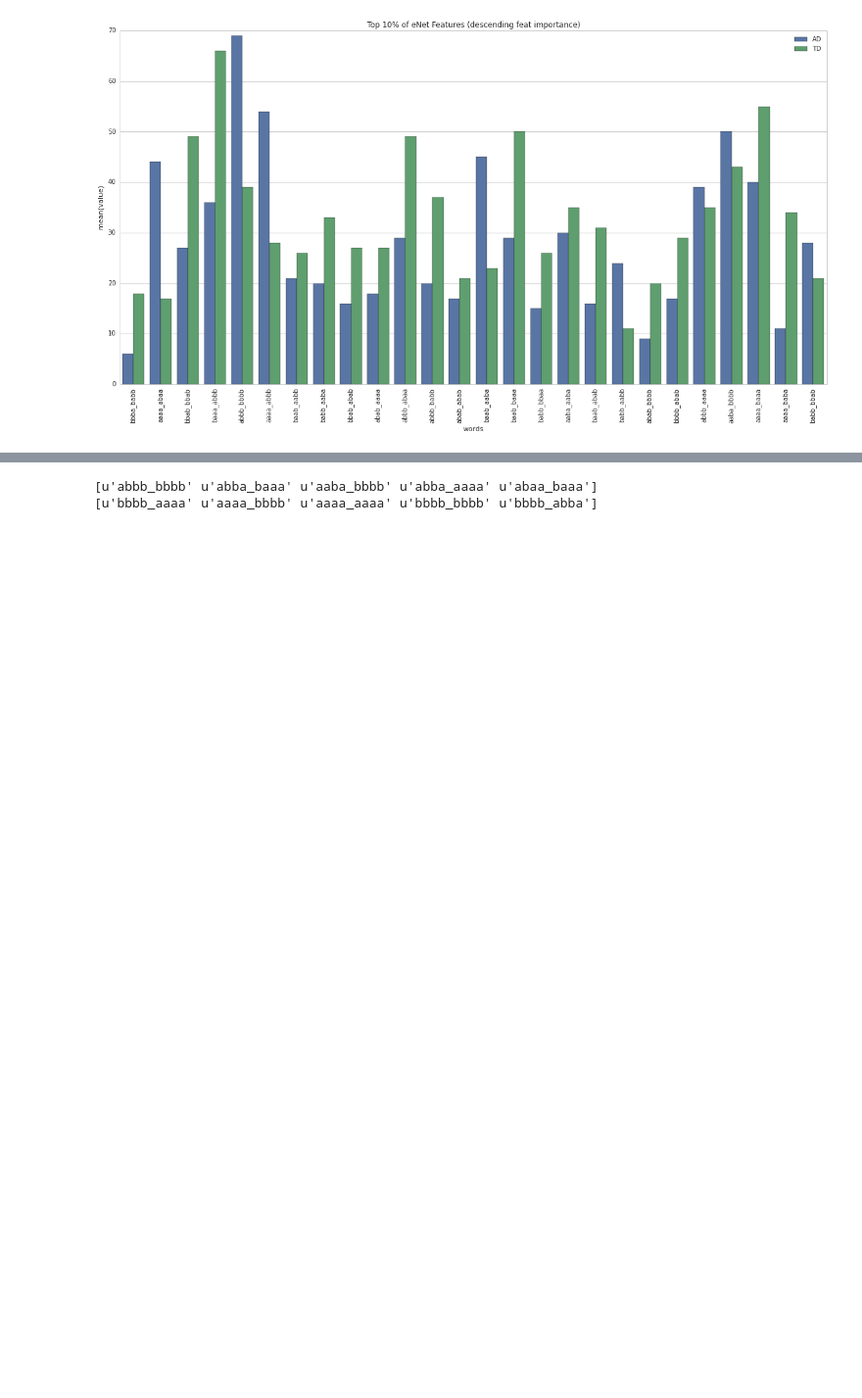
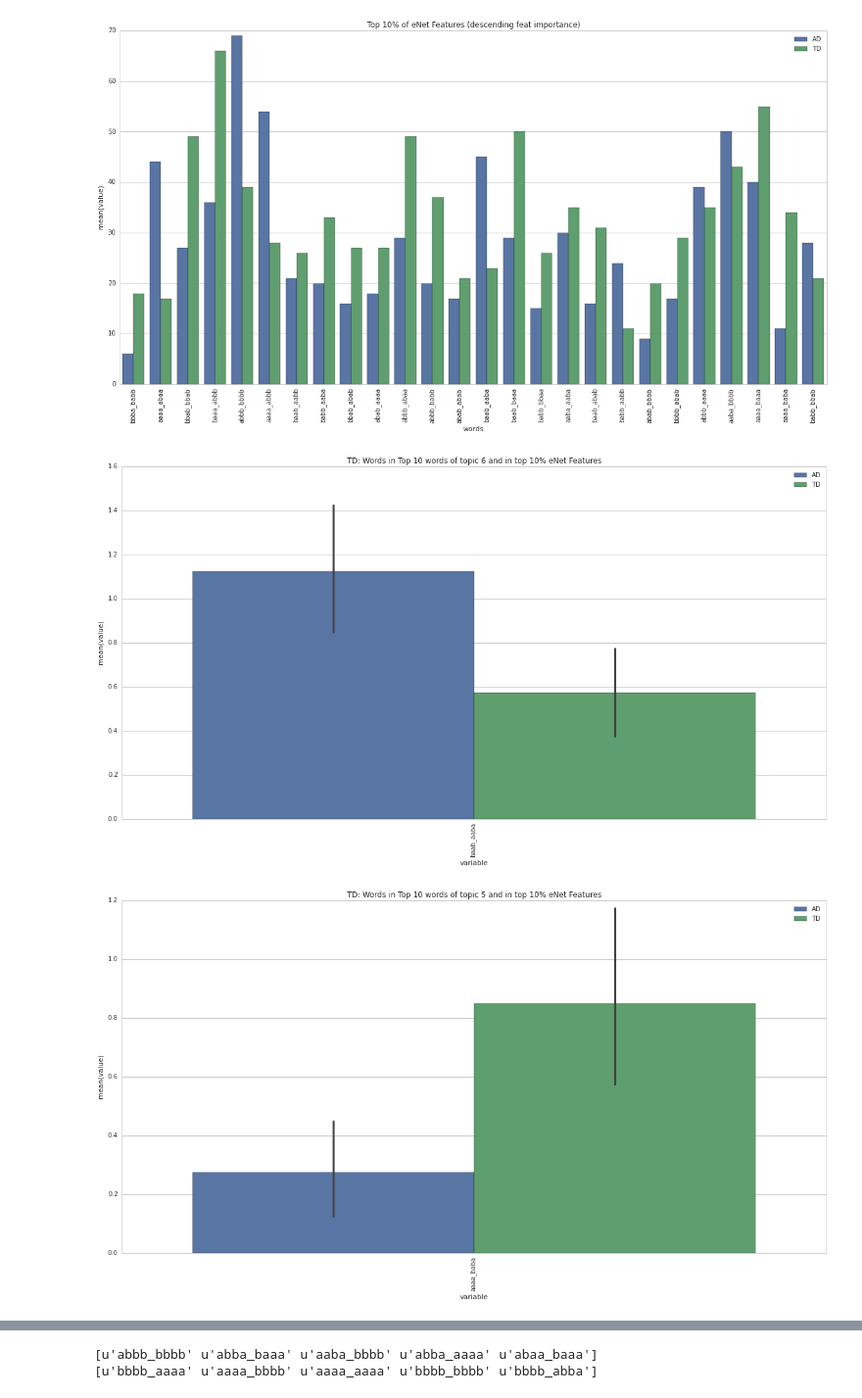
Before and after one commit to boomsbloom/media-nlp, a Jupyter notebook: topic_models.ipynb, the cells around one changed output, grey strips where cells are left out. Shown at 98% size. Drawn from its saved outputs; the diff is of its cells as text; code cells hidden in the pictures; blank space fills up the shorter version.

```diff
--- a/topic_models.ipynb
+++ b/topic_models.ipynb
@@ -255,3 +272,23 @@ sns.plt.title("Top 10% of eNet Features (descending feat importance)")
 plt.legend();
 # %% [output]
 [figure]
+# %%
+top_topics = [6, 5, 4, 0, 1]#[0, 1, 3, 2, 4, 5, 6]
+
+for topic in top_topics:
+    topic_words = []
+    for word in topics[topic]:
+        if word in top_features:
+            topic_words.append(melted_df[melted_df['variable'] == word])
+
+    topic_df = pd.concat(topic_words)
+    sns.set_style("whitegrid")
+    sns.plt.figure(figsize=(20,10))
+    sns.barplot(data=topic_df,x='variable',y='value',hue='group')
+    plt.xticks(rotation=90);
+    title = "TD: Words in Top 10 words of topic %s and in top 10%% eNet Features"%(str(topic))
+    sns.plt.title(title)
+    plt.legend();
+# %% [output]
+[figure, added]
+[figure, added]
```
Also changed, not shown: parts of 6 cells of this notebook, 1 other file.
